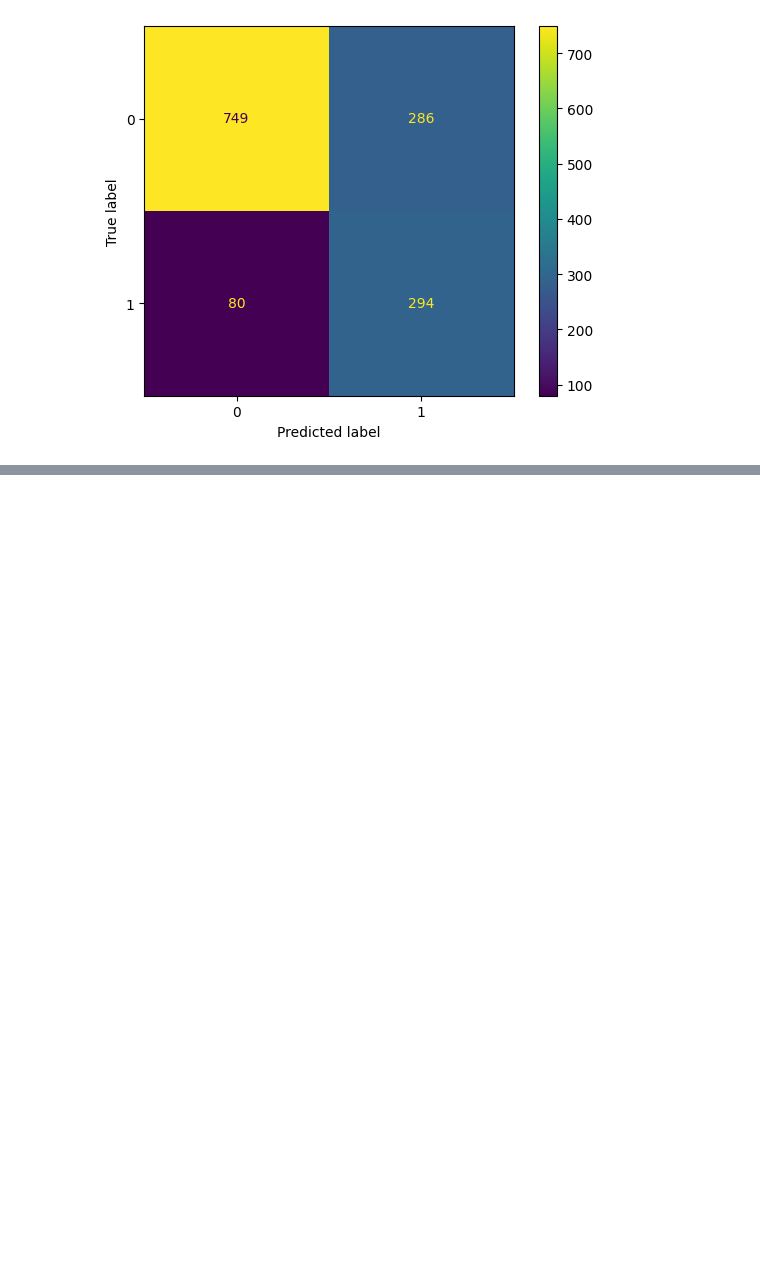
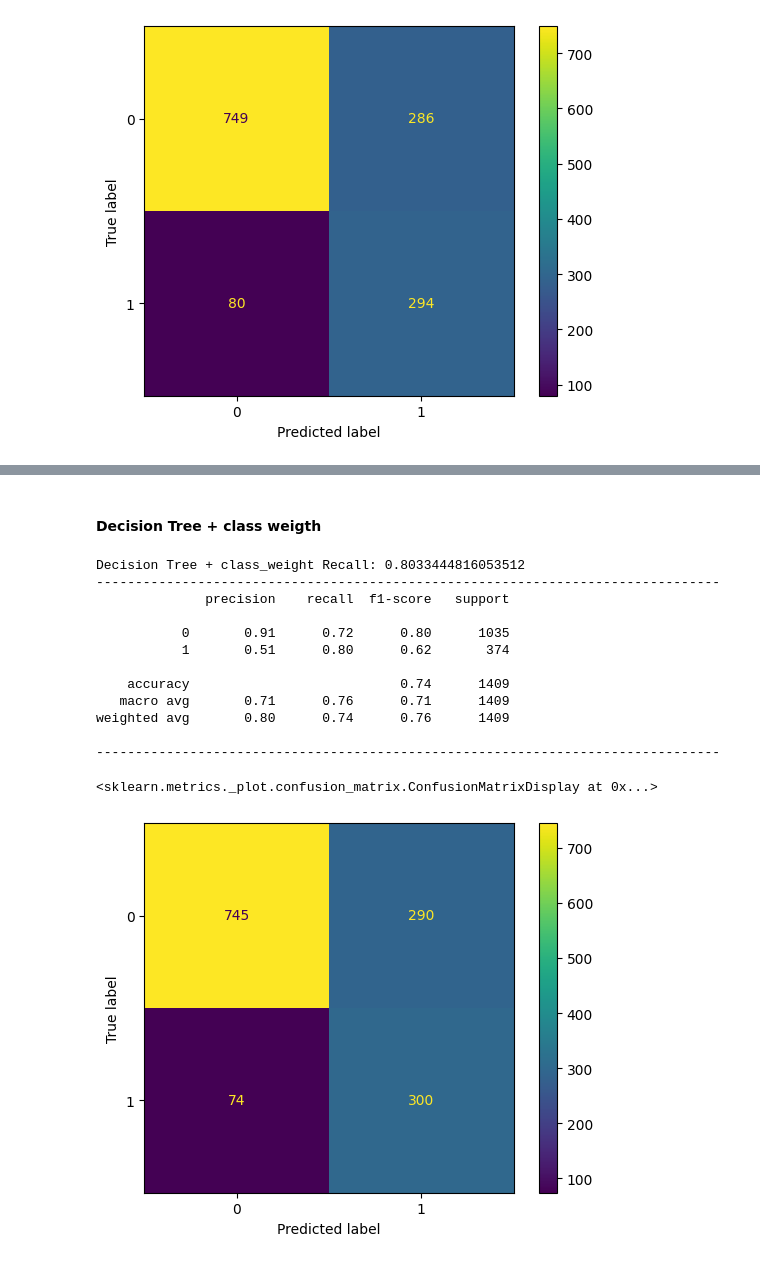
Before and after one commit to Anurag-Warthi/Machine-Learning-Projects, a Jupyter notebook: Machine Learning Projects/Customer Churn/Churn.ipynb, the cells around one changed output, grey strips where cells are left out. Drawn from its saved outputs; the diff is of its cells as text; code cells hidden in the pictures; blank space fills up the shorter version.

```diff
--- a/Machine Learning Projects/Customer Churn/Churn.ipynb
+++ b/Machine Learning Projects/Customer Churn/Churn.ipynb
@@ -476,0 +520,43 @@ weighted avg       0.80      0.74      0.75      1409
+# %% [markdown]
+#### Decision Tree + class weigth
+# %%
+dt_cw = Pipeline([
+    ('model', DecisionTreeClassifier(
+        class_weight='balanced',
+        random_state=42,
+        max_depth=6,
+        min_samples_leaf=10
+    ))
+])
+
+score_dt_cw = cross_val_score(
+    dt_cw, X_train, y_train, cv=cv, scoring='recall'
+)
+
+print("Decision Tree + class_weight Recall:", score_dt_cw.mean())
+print("--"* 40)
+
+dt_cw.fit(X_train, y_train)
+y_pred = dt_cw.predict(X_test)
+
+print(classification_report(y_test, y_pred))
+print("--"* 40)
+
+cm = confusion_matrix(y_test, y_pred)
+disp = ConfusionMatrixDisplay(cm, display_labels=dt_cw.classes_)
+disp.plot()
+# %% [output]
+Decision Tree + class_weight Recall: 0.8033444816053512
+--------------------------------------------------------------------------------
+              precision    recall  f1-score   support
+
+           0       0.91      0.72      0.80      1035
+           1       0.51      0.80      0.62       374
+
+    accuracy                           0.74      1409
+   macro avg       0.71      0.76      0.71      1409
+weighted avg       0.80      0.74      0.76      1409
+
+--------------------------------------------------------------------------------
+<sklearn.metrics._plot.confusion_matrix.ConfusionMatrixDisplay at 0x...>
+[figure, added]
```
Also changed, not shown: parts of 15 cells of this notebook.
